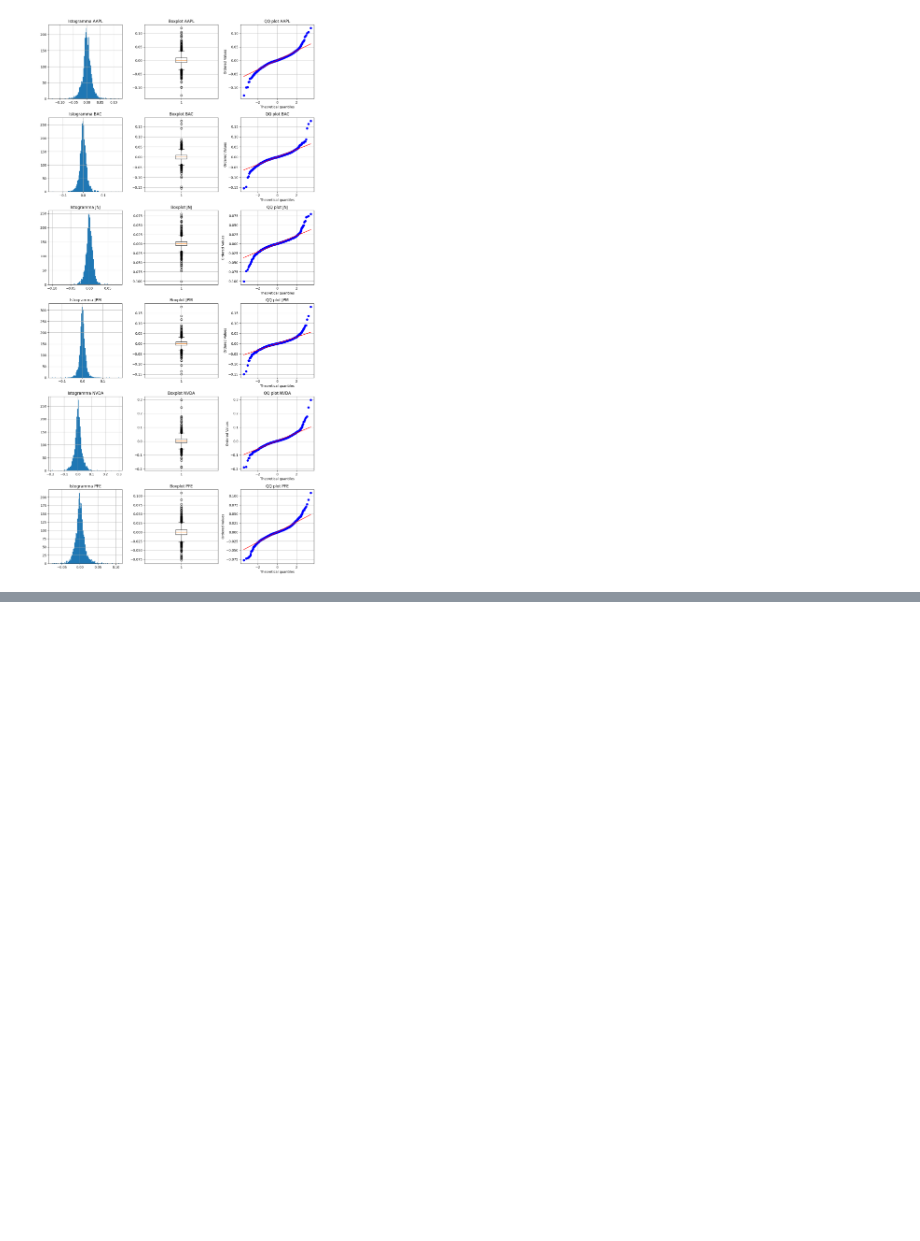
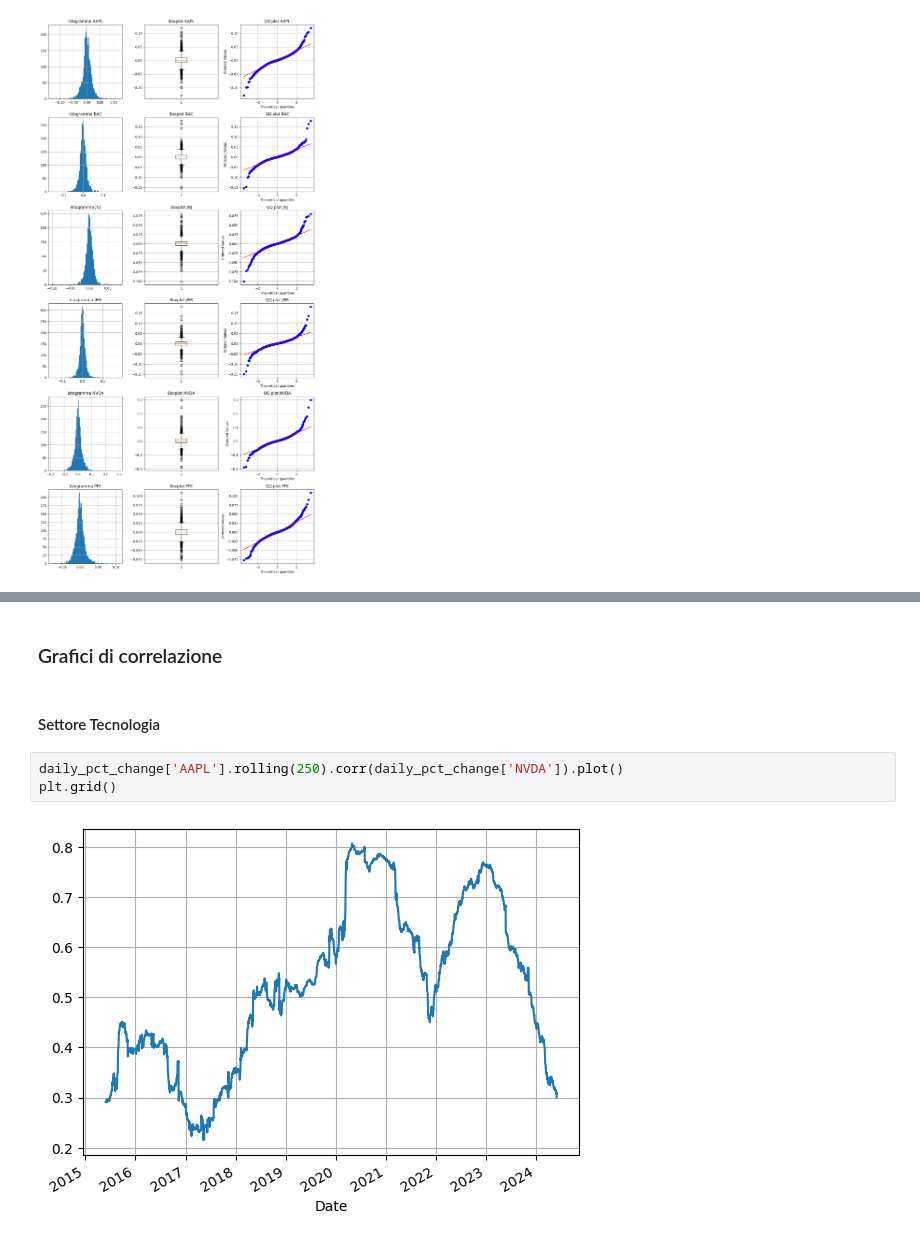
Before and after one commit to PaoloCisly/progetto_bisf, a Jupyter notebook: progetto.ipynb, the cells around one changed output, grey strips where cells are left out. Cells and saved outputs as stored; diff of their text form; blank space fills up the shorter version.

```diff
--- a/progetto.ipynb
+++ b/progetto.ipynb
@@ -309,0 +374,9 @@ plt.show()
+# %% [markdown]
+### Grafici di correlazione
+# %% [markdown]
+#### Settore Tecnologia
+# %%
+daily_pct_change['AAPL'].rolling(250).corr(daily_pct_change['NVDA']).plot()
+plt.grid()
+# %% [output]
+[figure, added]
```
Also changed, not shown: parts of 48 cells of this notebook, 11 other files.
